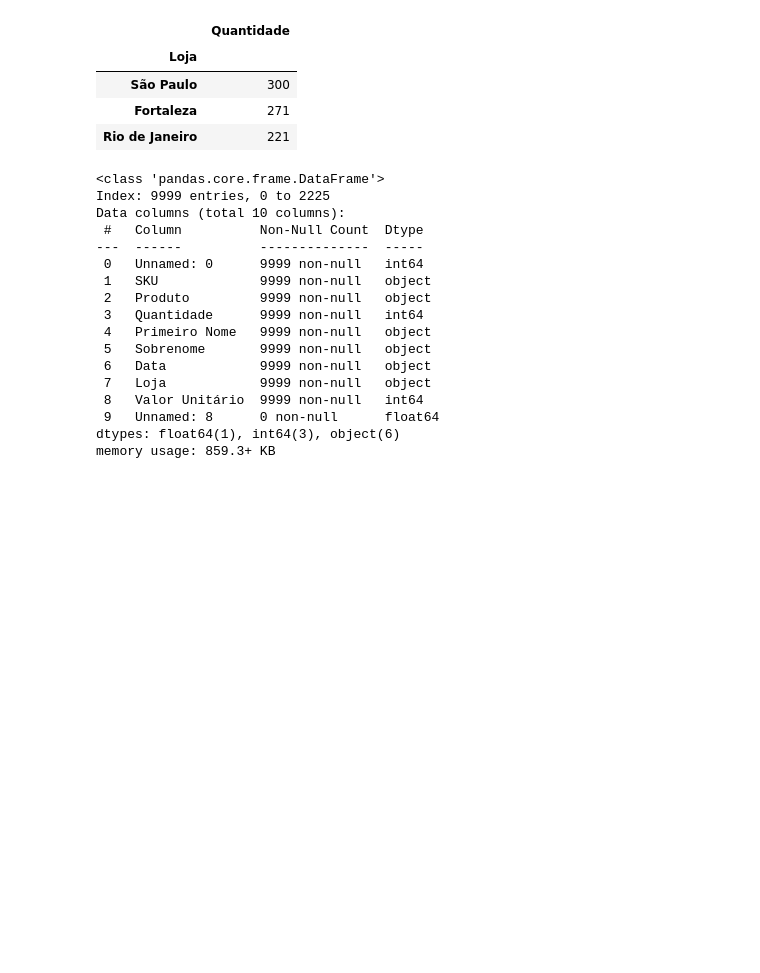
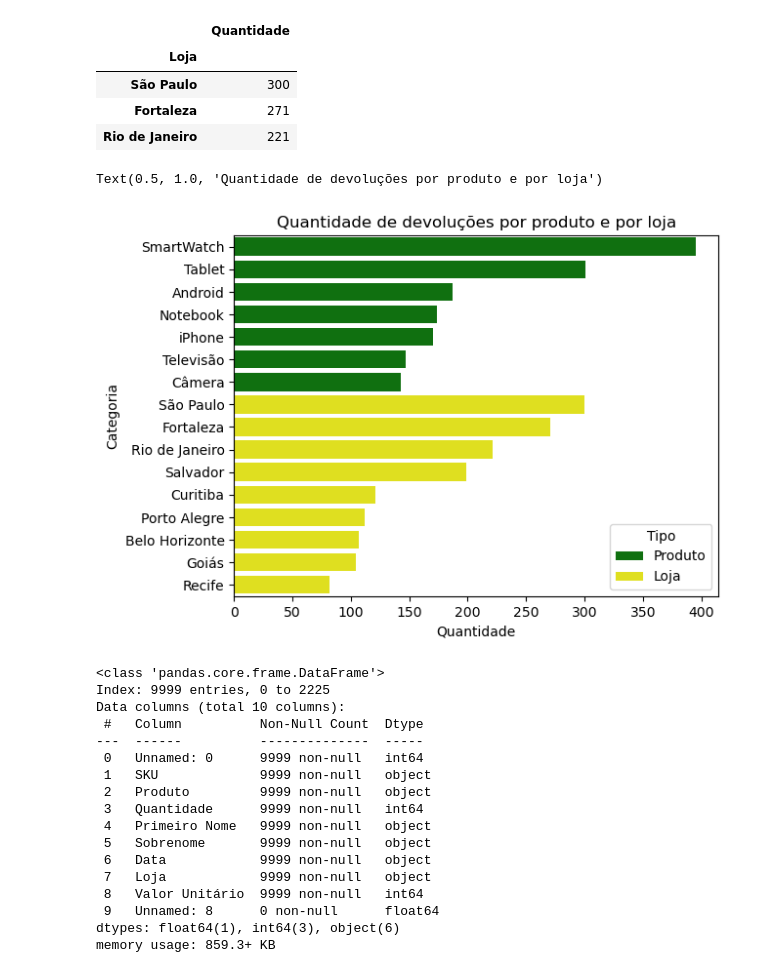
Before and after one commit to leandroclv/python_data_science, a Jupyter notebook: projeto_2/projeto_2.ipynb, the cells around one changed output. Cells and saved outputs as stored; diff of their text form; code cells hidden in the pictures; blank space fills up the shorter version.

```diff
--- a/projeto_2/projeto_2.ipynb
+++ b/projeto_2/projeto_2.ipynb
@@ -629,6 +630,36 @@ display(quant_loja_dev1.head(3))
 | São Paulo | 300 |
 | Fortaleza | 271 |
 | Rio de Janeiro | 221 |
+# %%
+quant_produto_dev2 = total_devolucoes[['Produto', 'Quantidade']].groupby(['Produto']).sum().sort_values(by='Quantidade', ascending=False)
+# %%
+#Criar um dataframe para gráfico com base em DataFrame original
+quantidade_produto_grafico = pd.DataFrame(
+    {
+        'Categoria': quant_produto_dev2.index,
+        'Quantidade': quant_produto_dev2['Quantidade'],
+        'Tipo': ['Produto'] * len(quant_produto_dev2)
+    }
+)
+
+quantidade_loja_grafico = pd.DataFrame(
+    {
+        'Categoria': quant_loja_dev1.index,
+        'Quantidade': quant_loja_dev1['Quantidade'],
+        'Tipo': ['Loja'] * len(quant_loja_dev1)
+    }
+)
+#Concatenar os Dataframes
+df_concatenado = pd.concat([quantidade_produto_grafico, quantidade_loja_grafico])
+
+#Plotar o gráfico de barras horizontais
+grafico = sns.barplot(data=df_concatenado, x='Quantidade', y='Categoria', hue='Tipo', orient='h', palette={'Produto': 'green', 'Loja': 'yellow'}) #hue é a coluna que vai receber a cor orient é a orientação das barras h -> horizontal e v -> vertical
+grafico.set_title('Quantidade de devoluções por produto e por loja')
+#grafico.set_xlabel('Rotulo do eixo x')
+#grafico.set_ylabel('Rotulo do exio y')
+# %% [output]
+Text(0.5, 1.0, 'Quantidade de devoluções por produto e por loja')
+[figure, added]
 # %%
 #Análise de sazonalidade: Calcular a variação das vendas dos produtos por mês
 total_vendas.info()
```
Also changed, not shown: parts of 12 cells of this notebook.
